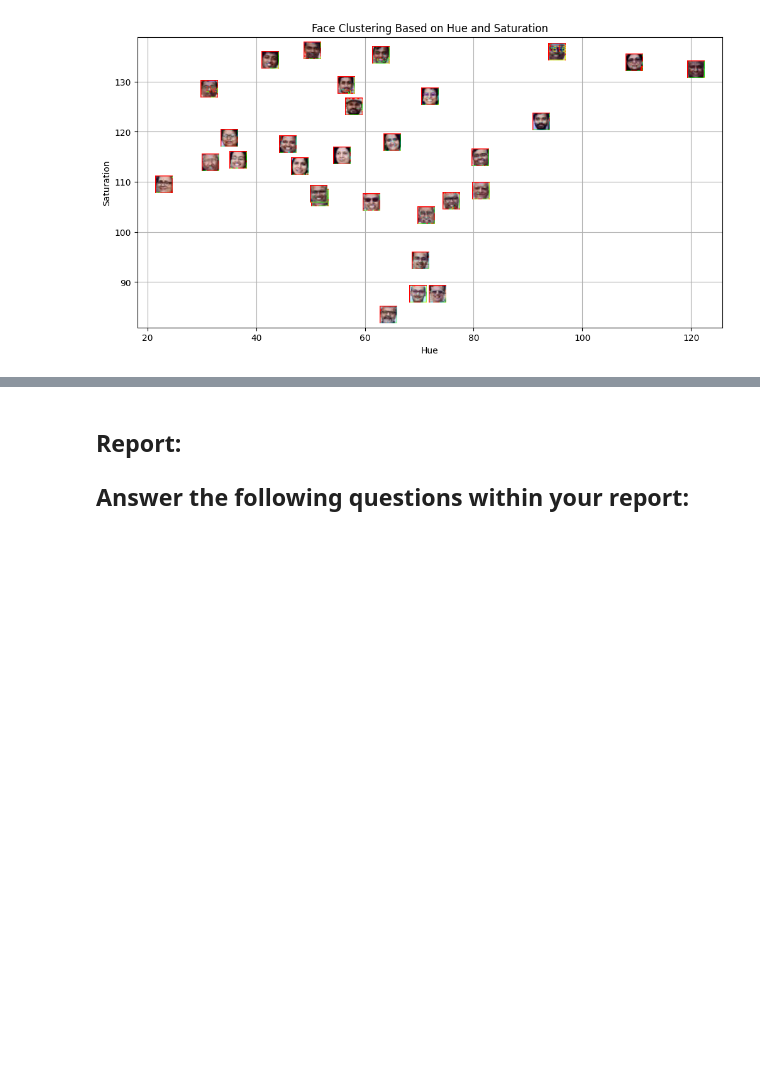
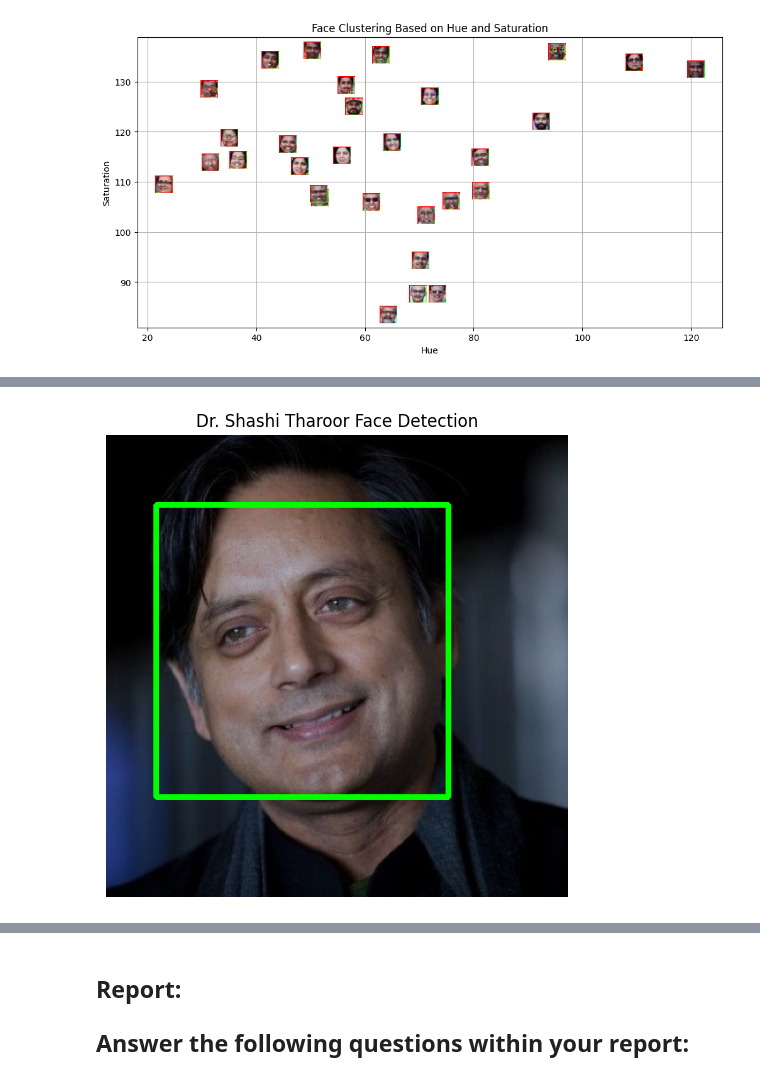
Before and after one commit to shrijacked/distance_classification, a Jupyter notebook: shrijak_lab5.ipynb, the cells around one changed output, grey strips where cells are left out. Cells and saved outputs as stored; diff of their text form; code cells hidden in the pictures; blank space fills up the shorter version.

```diff
--- a/shrijak_lab5.ipynb
+++ b/shrijak_lab5.ipynb
@@ -168 +155,29 @@ cv2.destroyAllWindows()
+# %%
+# Read the template image
+template_img = cv2.imread('Dr_Shashi_Tharoor.jpg')
+
+# Convert the image to grayscale
+template_gray = cv2.cvtColor(template_img, cv2.COLOR_BGR2GRAY)
+
+# Load Haar cascade classifier
+face_cascade = cv2.CascadeClassifier(cv2.data.haarcascades + "haarcascade_frontalface_default.xml")
+
+# Detect faces in the template image
+template_faces = face_cascade.detectMultiScale(template_gray, scaleFactor=1.05, minNeighbors=4, minSize=(25, 25))
+
+# Draw rectangles around detected faces
+for (x, y, w, h) in template_faces:
+    cv2.rectangle(template_img, (x, y), (x + w, y + h), (0, 255, 0), 3)  # Green rectangle
+
+# Convert BGR to RGB for correct display in Matplotlib
+template_img_rgb = cv2.cvtColor(template_img, cv2.COLOR_BGR2RGB)
+
+# Display the image in Jupyter Notebook
+plt.figure(figsize=(6,6))  # Set figure size
+plt.imshow(template_img_rgb)  # Show the image
+plt.axis("off")  # Hide axis
+plt.title("Dr. Shashi Tharoor Face Detection")
+plt.show()
+# %% [output]
+[figure, added]
 # %%
```
Also changed, not shown: parts of 8 cells of this notebook, 12 other files.
